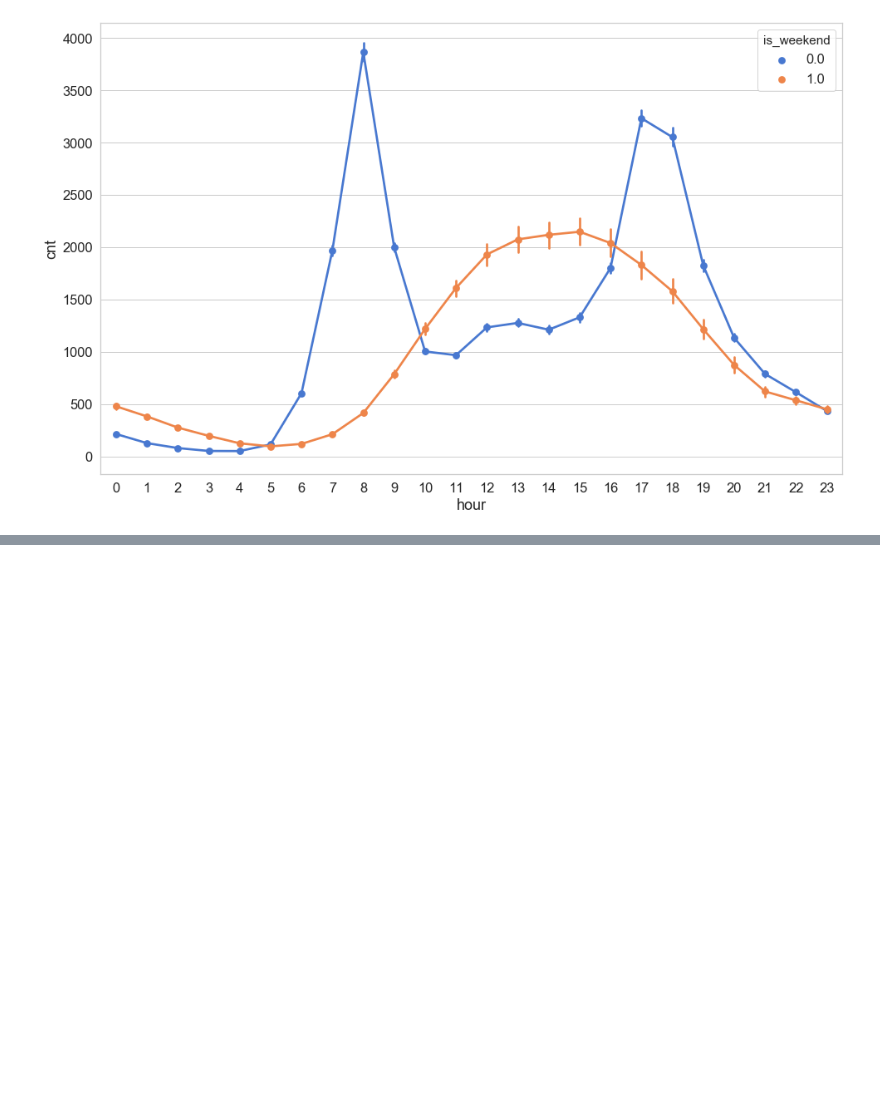
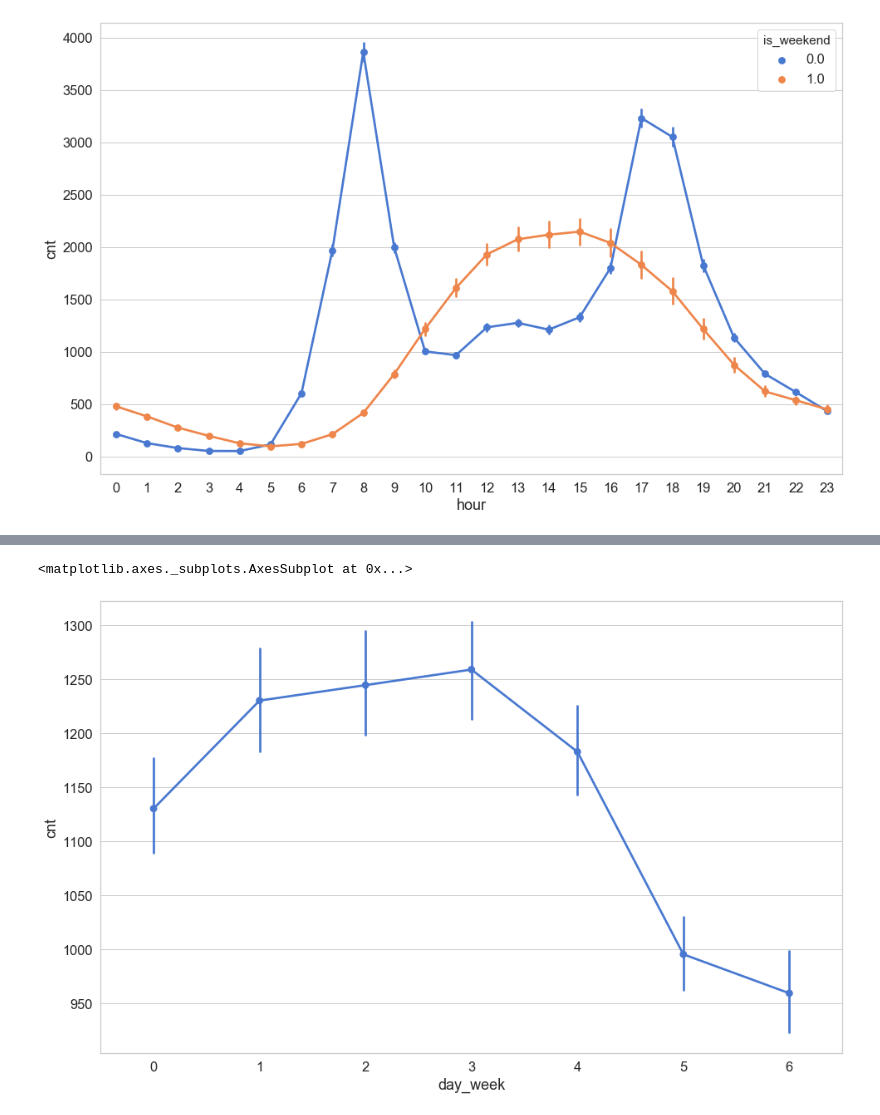
Before and after one commit to weronikazak/just-tensorflow, a Jupyter notebook: SeriesSeq/demand_prediction.ipynb, the cells around one changed output, grey strips where cells are left out. Saved outputs shown, nothing was run; the diff lists cells and outputs as text; code cells hidden in the pictures; blank space fills up the shorter version.

```diff
--- a/SeriesSeq/demand_prediction.ipynb
+++ b/SeriesSeq/demand_prediction.ipynb
@@ -89,0 +108,5 @@ sns.pointplot(data=df, x="hour", hue="season", y="cnt")
+# %%
+sns.pointplot(data=df, x="day_week", y="cnt")
+# %% [output]
+<matplotlib.axes._subplots.AxesSubplot at 0x...>
+[figure, added]
```
Also changed, not shown: parts of 9 cells of this notebook, 2 other files.
